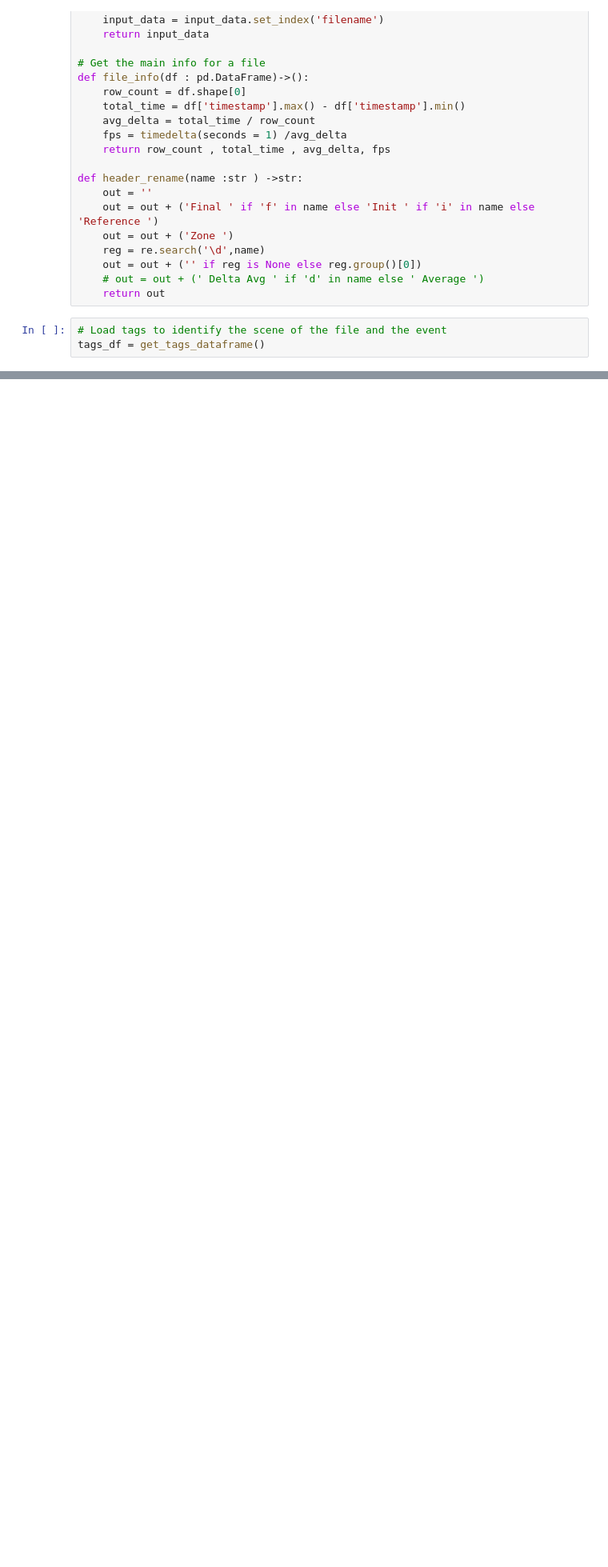
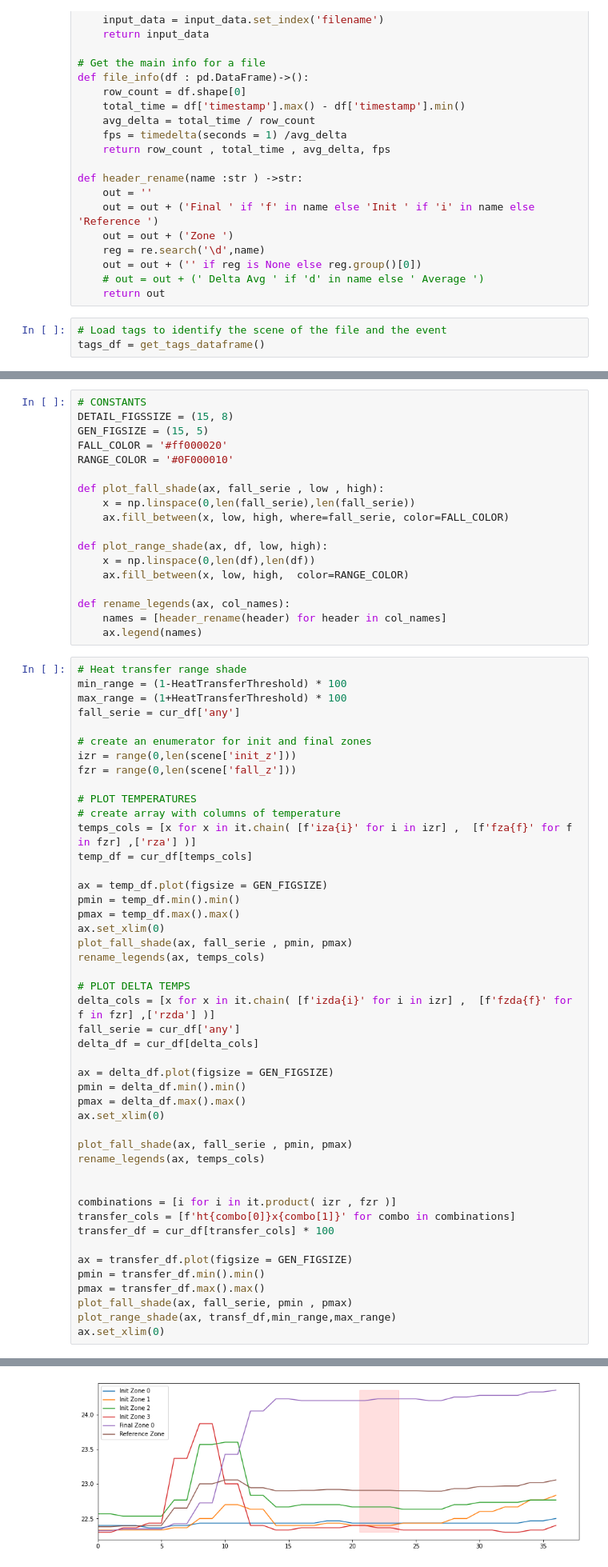
Before and after one commit to rosendo655/fall_data_analysis, a Jupyter notebook: single_file_analysis.ipynb, the cells around one changed output, grey strips where cells are left out. Shown: that part at 80% size. Saved outputs shown, nothing was run; the diff lists cells and outputs as text; blank space fills up the shorter version.

```diff
--- a/single_file_analysis.ipynb
+++ b/single_file_analysis.ipynb
@@ -261,0 +265,65 @@ fps:     10.15367732787217
+# %%
+# CONSTANTS
+DETAIL_FIGSSIZE = (15, 8)
+GEN_FIGSIZE = (15, 5)
+FALL_COLOR = '#ff000020'
+RANGE_COLOR = '#0F000010'
+
+def plot_fall_shade(ax, fall_serie , low , high):
+    x = np.linspace(0,len(fall_serie),len(fall_serie))
+    ax.fill_between(x, low, high, where=fall_serie, color=FALL_COLOR)
+
+def plot_range_shade(ax, df, low, high):
+    x = np.linspace(0,len(df),len(df))
+    ax.fill_between(x, low, high,  color=RANGE_COLOR)
+
+def rename_legends(ax, col_names):
+    names = [header_rename(header) for header in col_names]
+    ax.legend(names)
+# %%
+# Heat transfer range shade
+min_range = (1-HeatTransferThreshold) * 100
+max_range = (1+HeatTransferThreshold) * 100
+fall_serie = cur_df['any']
+
+# create an enumerator for init and final zones
+izr = range(0,len(scene['init_z']))
+fzr = range(0,len(scene['fall_z']))
+
+# PLOT TEMPERATURES
+# create array with columns of temperature
+temps_cols = [x for x in it.chain( [f'iza{i}' for i in izr] ,  [f'fza{f}' for f in fzr] ,['rza'] )]
+temp_df = cur_df[temps_cols]
+
+ax = temp_df.plot(figsize = GEN_FIGSIZE)
+pmin = temp_df.min().min()
+pmax = temp_df.max().max()
+ax.set_xlim(0)
+plot_fall_shade(ax, fall_serie , pmin, pmax)
+rename_legends(ax, temps_cols)
+
+# PLOT DELTA TEMPS
+delta_cols = [x for x in it.chain( [f'izda{i}' for i in izr] ,  [f'fzda{f}' for f in fzr] ,['rzda'] )]
+fall_serie = cur_df['any']
+delta_df = cur_df[delta_cols]
+
+ax = delta_df.plot(figsize = GEN_FIGSIZE)
+pmin = delta_df.min().min()
+pmax = delta_df.max().max()
+ax.set_xlim(0)
+
+plot_fall_shade(ax, fall_serie , pmin, pmax)
+rename_legends(ax, temps_cols)
+
+
+combinations = [i for i in it.product( izr , fzr )]
+transfer_cols = [f'ht{combo[0]}x{combo[1]}' for combo in combinations]
+transfer_df = cur_df[transfer_cols] * 100
+
+ax = transfer_df.plot(figsize = GEN_FIGSIZE)
+pmin = transfer_df.min().min()
+pmax = transfer_df.max().max()
+plot_fall_shade(ax, fall_serie, pmin , pmax)
+plot_range_shade(ax, transf_df,min_range,max_range)
+ax.set_xlim(0)
+# %% [output]
@@ -261,0 +331 @@ fps:     10.15367732787217
+[figure, added]
```
Also changed, not shown: parts of 6 cells of this notebook, 2 other files.
